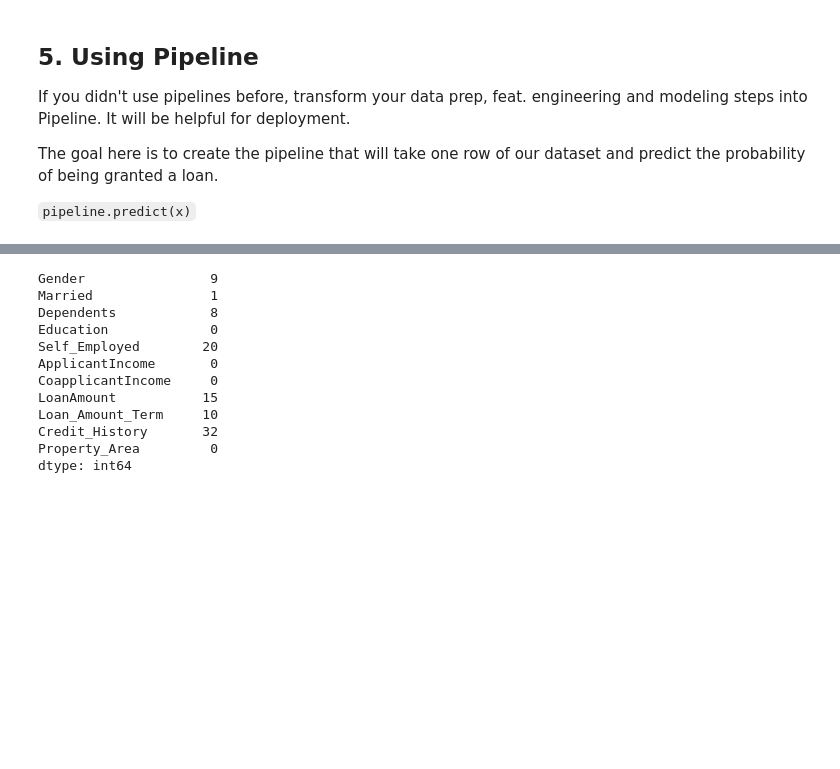
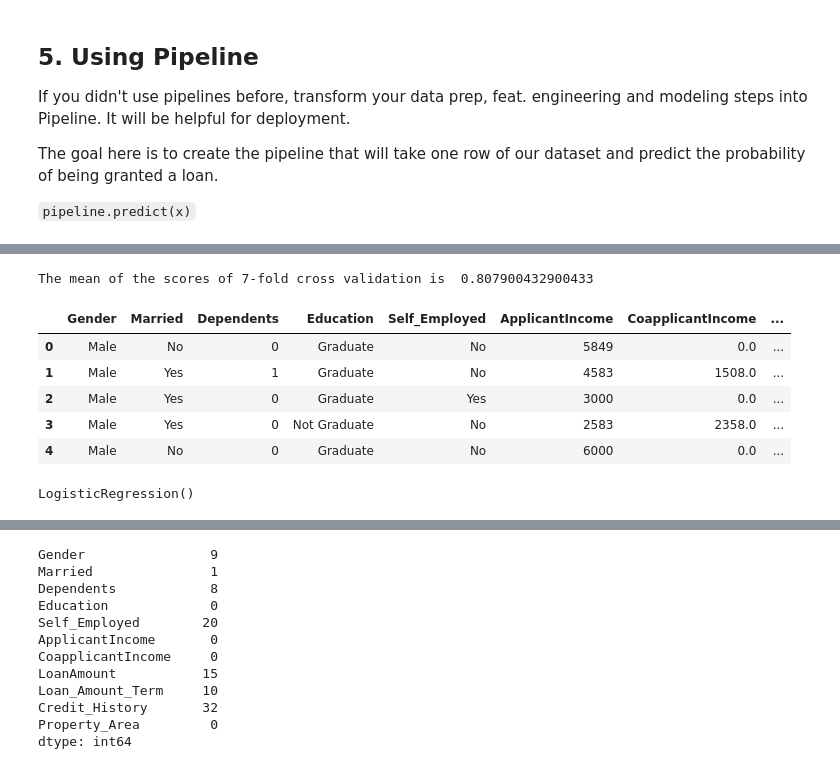
Before and after one commit to tetianafesenko/deployment-project, a Jupyter notebook: notebooks/instructions.ipynb, the cells around one changed output, grey strips where cells are left out. Cells and saved outputs as stored; diff of their text form; code cells hidden in the pictures; blank space fills up the shorter version.

```diff
--- a/notebooks/instructions.ipynb
+++ b/notebooks/instructions.ipynb
@@ -838,0 +840,9 @@ The goal here is to create the pipeline that will take one row of our dataset an
+# %%
+#separate target from predictors and encode target with LabelEncoder
+from sklearn.preprocessing import OneHotEncoder, StandardScaler, LabelEncoder
+X =df.drop(['Loan_ID','Loan_Status'], axis=1) # drop the column not required
+
+y = LabelEncoder().fit_transform(df.Loan_Status)
+
+#train-test split
+train_X, valid_X, train_y, valid_y = train_test_split(X, y, train_size=0.8, test_size=0.2, random_state=0)
@@ -838,0 +914,14 @@ The goal here is to create the pipeline that will take one row of our dataset an
+# %%
+score = cross_val_score(df_pipeline, df, y, cv=7, scoring='accuracy')
+print('The mean of the scores of 7-fold cross validation is ', score.mean())
+# %% [output]
+The mean of the scores of 7-fold cross validation is  0.807900432900433
+# %%
+X.head()
+# %% [output]
+|  | Gender | Married | Dependents | Education | Self_Employed | ApplicantIncome | CoapplicantIncome | ... |
+| 0 | Male | No | 0 | Graduate | No | 5849 | 0.0 | ... |
+| 1 | Male | Yes | 1 | Graduate | No | 4583 | 1508.0 | ... |
+| 2 | Male | Yes | 0 | Graduate | Yes | 3000 | 0.0 | ... |
+| 3 | Male | Yes | 0 | Not Graduate | No | 2583 | 2358.0 | ... |
+| 4 | Male | No | 0 | Graduate | No | 6000 | 0.0 | ... |
@@ -839,3 +939,7 @@ The goal here is to create the pipeline that will take one row of our dataset an
+# %%
+model
+# %% [output]
+LogisticRegression()
 # %%
 from sklearn.compose import ColumnTransformer
 from sklearn.impute import SimpleImputer
```
Also changed, not shown: parts of 41 cells of this notebook, 10 other files.
